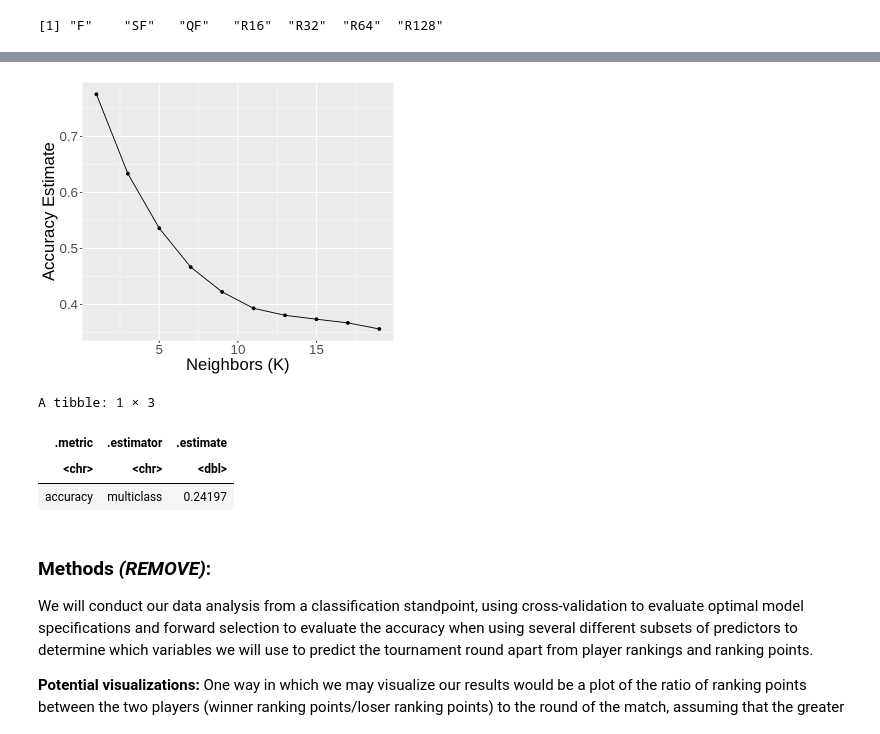
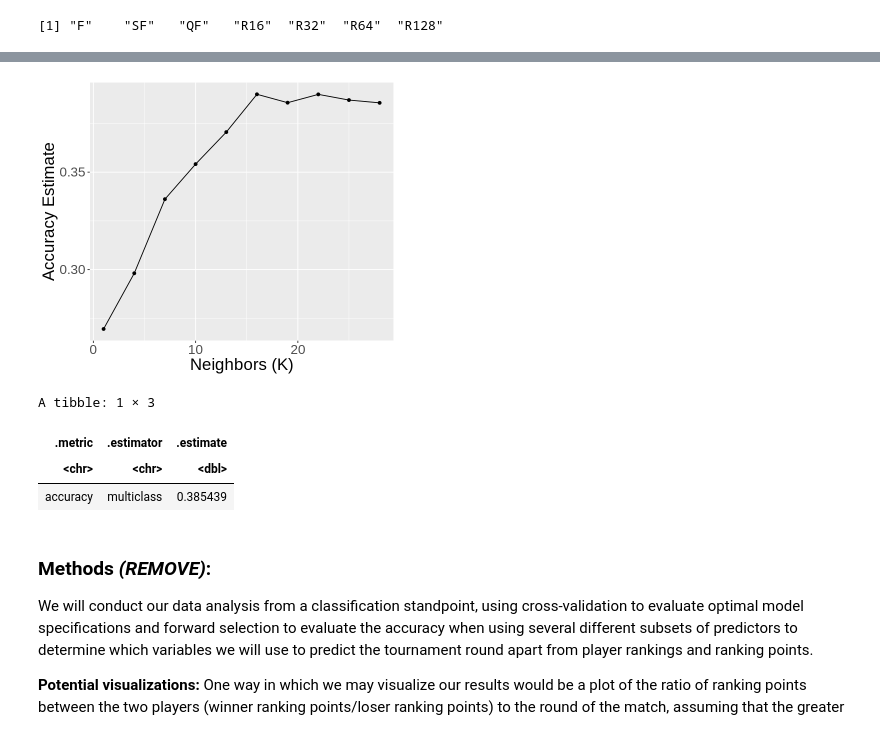
Before and after one commit to ben-westmore/dsci-100-2022w1-group-177, a Jupyter notebook: group177_report.ipynb, the cells around one changed output, grey strips where cells are left out. Saved outputs shown, nothing was run; the diff lists cells and outputs as text; code cells hidden in the pictures.

Commit message:
Added captions to figures, added more commentary in the code cells to describe process

```diff
--- a/group177_report.ipynb
+++ b/group177_report.ipynb
@@ -108,9 +101,11 @@ A tibble: 6 × 52
 | 2019-0301 | Auckland | Hard | 32 | A | 2019 | 1 | 7 | ... |
 [1] "F"    "SF"   "QF"   "R16"  "R32"  "R64"  "R128"
 # %%
+set.seed(2019)
+
 # MAKING A NEW TIBBLE THAT ONLY INCLUDES THE PREDICTORS WE WILL TRY
 
-tennis_analysis_data <- tennis_data |>
+tennis_analysis_data <- tennis_data_wrangled |>
     select(round,
            w_1stIn,
            w_df,
@@ -125,11 +120,16 @@ tennis_analysis_data <- tennis_data |>
 
 head(tennis_analysis_data)
 
+# tennis_analysis_data includes only the target variable and predictor variable columns in tennis_data_wrangled
+# that we plan on testing with forward selection, and all rows with NA values have been removed
+
 # SPLITTING THE DATA INTO TRAINING AND TESTING SETS
 
 tennis_split <- initial_split(tennis_analysis_data, prop = 0.75, strata = round)
 tennis_train <- training(tennis_split)
 tennis_test <- testing(tennis_split)
+
+# the training and testing sets contain raw data from our potential predictors (not scaled and centered, not upsampled)
 
 # MAKING A TABLE TO SHOW BREAKDOWN OF MATCHES BY ROUND IN THE TRAINING SET
 
@@ -146,13 +146,13 @@ knitr::kable(matches_by_round,
 
 matches_by_round_plot <- ggplot(matches_by_round, aes(x = round, y = number_of_matches, fill = round)) +
     geom_bar(stat = "identity") +
-    labs(title = "Number of Matches by\nTournament Round (2019)",
+    labs(subtitle = "Number of Best of 3 Matches by Tournament Round (2019)",
          x = "Round of Tournament",
          y = "Number of Matches",
-         fill = "Round of Tournament") +
+         fill = "Round of Tournament",
+         title = "Figure 1") +
     scale_fill_brewer(palette = "RdYlBu") +
-    theme(text = element_text(size = 20),
-          plot.title = element_text(hjust = 0.5))
+    theme(text = element_text(size = 20))
 
 matches_by_round_plot
 
@@ -160,13 +160,13 @@ matches_by_round_plot
 
 rankings_vs_round_plot <- ggplot(tennis_train, aes(x = winner_rank, y = loser_rank, colour = round)) +
     geom_point() +
-    labs(title = "Match Competitor Rankings by\nTournament Round (2019)",
+    labs(subtitle = "Match Competitor Rankings by Tournament Round (2019)",
          x = "Winner's ATP Ranking",
          y = "Loser's ATP Ranking",
-         colour = "Round of Tournament") +
+         colour = "Round of Tournament",
+         title = "Figure 2") +
     lims(x = c(1, 200), y = c(1, 200)) +
-    theme(text = element_text(size = 20),
-          plot.title = element_text(hjust = 0.5)) +
+    theme(text = element_text(size = 20)) +
     scale_color_brewer(palette = "RdYlBu")
 
 rankings_vs_round_plot
@@ -285,40 +298,52 @@ A tibble: 9 × 3
 # %%
-tennis_train_chosen_predictors <- upsampled_tennis |>
-    select(round, w_over_l_point_ratio, winner_rank_points, loser_rank_points, winner_rank, loser_rank)
+set.seed(2019)
+
+tennis_train_chosen_predictors <- tennis_train |>
+    select(round,
+           w_over_l_point_ratio,
+           winner_rank_points,
+           loser_rank_points,
+           winner_rank,
+           loser_rank)
 
 # PERFORMING CROSS-VALIDATION
-k_vals <- tibble(neighbors = seq(from = 1, to = 20, by = 2))
+k_vals <- tibble(neighbors = seq(from = 1, to = 30, by = 3))
 
-tennis_cv_recipe <- recipe(round ~ ., data = tennis_train_chosen_predictors)
+tennis_cv_recipe <- recipe(round ~ ., data = tennis_train_chosen_predictors) |>
+    step_scale(all_predictors()) |>
+    step_center(all_predictors()) #|>
+    # step_upsample(round, over_ratio = 0.35, skip = FALSE)
 
 tennis_cv_spec <- nearest_neighbor(weight_func = "rectangular", neighbors = tune()) |>
     set_engine("kknn") |>
     set_mode("classification")
 
 tennis_vfold <- vfold_cv(tennis_train_chosen_predictors, v = 5, strata = round)
 
 tennis_knn_results <- workflow() |>
     add_recipe(tennis_cv_recipe) |>
     add_model(tennis_cv_spec) |>
     tune_grid(resamples = tennis_vfold, grid = k_vals) |>
     collect_metrics()
 
 accuracies <- tennis_knn_results |>
     filter(.metric == "accuracy")
 
 options(repr.plot.height = 5, repr.plot.width = 6)
 
 cross_val_plot <- ggplot(accuracies, aes(x = neighbors, y = mean)) +
     geom_point() +
     geom_line() +
     labs(x = "Neighbors (K)", y = "Accuracy Estimate") +
     theme(text = element_text(size = 20))
 
 cross_val_plot
 # %% [output]
-[figure, old version]
+[figure, new version]
 # %%
-best_k_spec <- nearest_neighbor(weight_func = "rectangular", neighbors = 1) |>
+set.seed(2019)
+
+best_k_spec <- nearest_neighbor(weight_func = "rectangular", neighbors = 16) |>
     set_engine("kknn") |>
     set_mode("classification")
 
@@ -329,7 +354,8 @@ final_recipe <- recipe(round ~ winner_rank +
                        w_over_l_point_ratio,
                        data = tennis_train) |>
     step_scale(all_predictors()) |>
-    step_center(all_predictors())
+    step_center(all_predictors()) #|>
+    # step_upsample(round, over_ratio = 0.35, skip = FALSE)
 
 best_k_fit <- workflow() |>
     add_recipe(final_recipe) |>
@@ -348,7 +374,7 @@ best_k_metrics
 A tibble: 1 × 3
 | .metric | .estimator | .estimate |
 | <chr> | <chr> | <dbl> |
-| accuracy | multiclass | 0.24197 |
+| accuracy | multiclass | 0.385439 |
 # %% [markdown]
 ### Methods ***(REMOVE)***:
 
```
Also changed, not shown: parts of 5 cells of this notebook.
